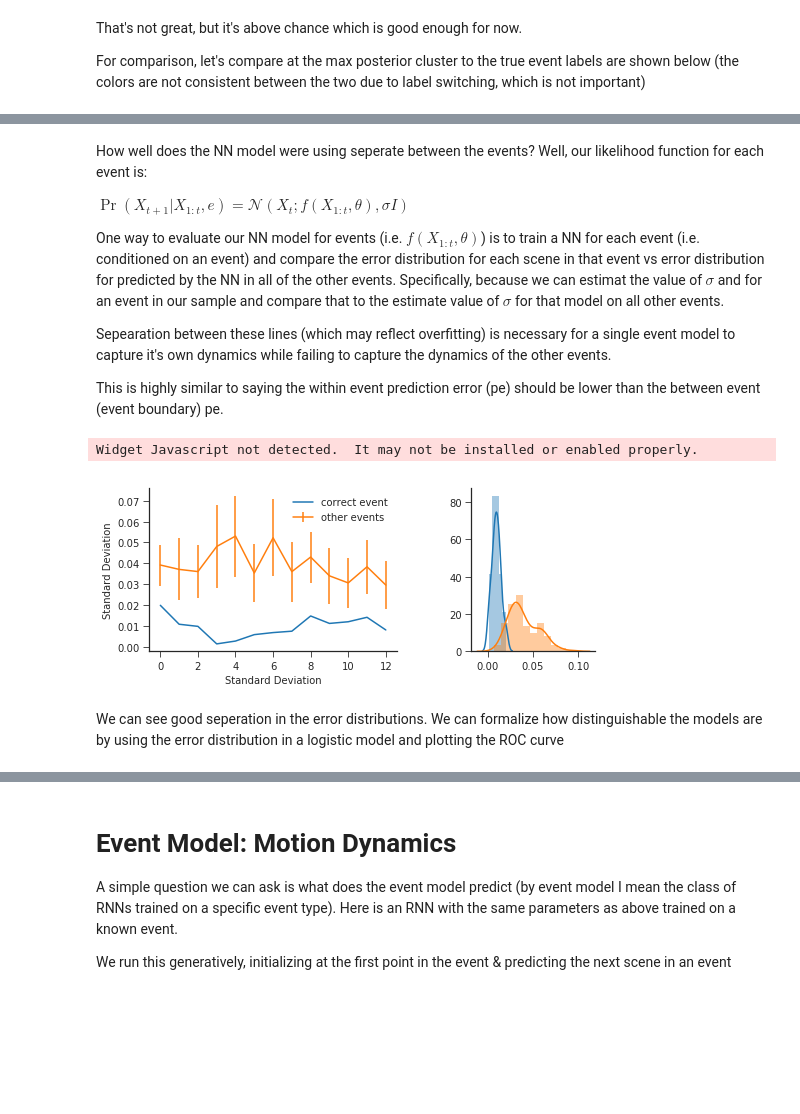
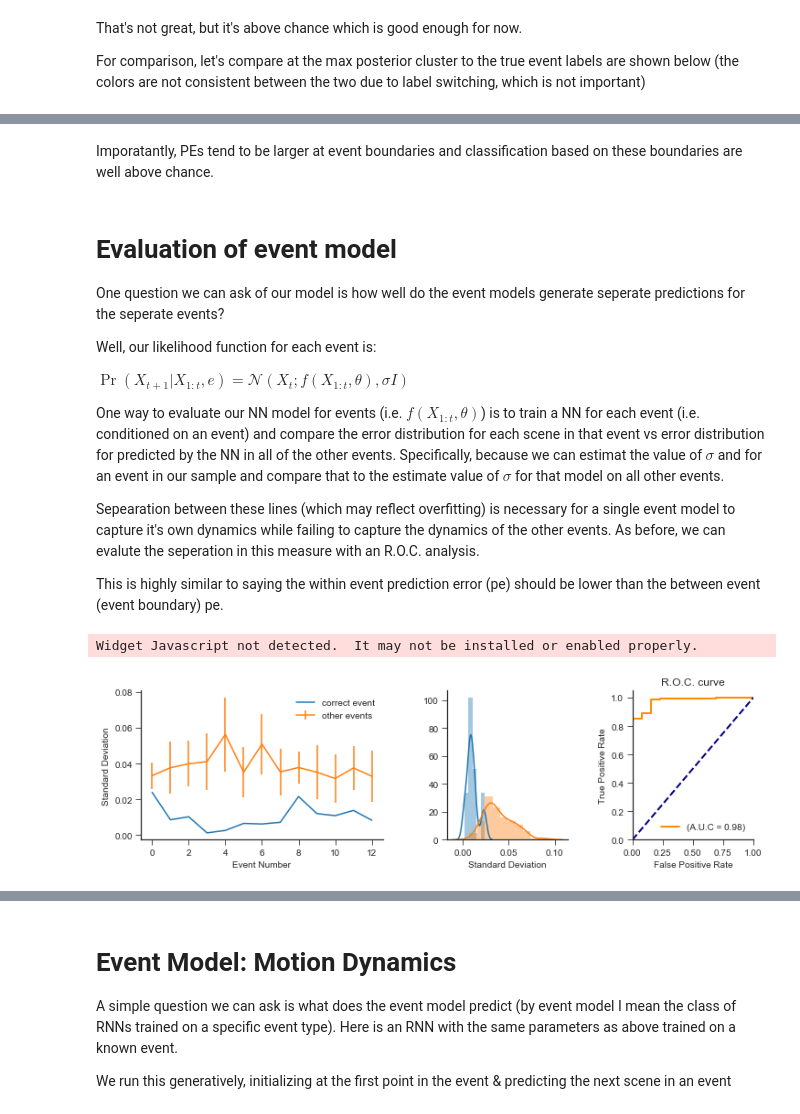
Before and after one commit to nicktfranklin/SEM_paper_simulations, a Jupyter notebook: Demo - Motion Capture Data.ipynb, the cells around one changed output, grey strips where cells are left out. Drawn from its saved outputs; the diff is of its cells as text; code cells hidden in the pictures; blank space fills up the shorter version.

```diff
--- a/Demo - Motion Capture Data.ipynb
+++ b/Demo - Motion Capture Data.ipynb
@@ -73,13 +101,13 @@ _, D = X_train.shape
 
 # specify the model architecture (makes a big difference! especially the training parameters)
 f_class = KerasSRN_batch
-f_opts = dict(t=2, n_batch=250, aug_noise=0.01, sgd_kwargs=sgd_kwargs,
+f_opts = dict(t=3, n_batch=250, aug_noise=0.001, sgd_kwargs=sgd_kwargs,
              n_hidden1=D, n_hidden2=D*2, hidden_act1='relu', hidden_act2='relu',)
 
-#best: 0.64
-lmda = 10 # best 100
+#best: 0.78
+lmda = 10 # best 10
 alfa = 0.1 # best 0.01
-beta = 0.09 # best 0.07
+beta = 0.09 # best 0.09
 Omega = {
     'lmda': lmda,
     'alfa': alfa,
@@ -92,7 +120,7 @@ print 'lambda =', lmda
 print 'alpha =', alfa
 print 'beta =', beta
 
-r, post = evaluate(X_train, y_train, Omega, save=False)
+r, post, pe = evaluate(X_train, y_train, Omega, save=False, return_pe=True)
 print "Adjusted Rand Index:", r
 plt.plot(post)
 plt.gca().set_ylabel('Posterior cluster probability')
@@ -133,11 +237,17 @@ plt.show()
+# %% [markdown]
+Imporatantly, PEs tend to be larger at event boundaries and classification based on these boundaries are well above chance.
 # %% [markdown]
-How well does the NN model were using seperate between the events? Well, our likelihood function for each event is:
+# Evaluation of event model
+
+One question we can ask of our model is how well do the event models generate seperate predictions for the seperate events?
+
+Well, our likelihood function for each event is:
 
 $\Pr(X_{t+1}|X_{1:t}, e) = \mathcal{N}(X_t; f(X_{1:t}, \theta), \sigma I)$
 
 One way to evaluate our NN model for events (i.e. $f(X_{1:t}, \theta)$) is to train a NN for each event (i.e. conditioned on an event) and compare the error distribution for each scene in that event vs error distribution for predicted by the NN in all of the other events. Specifically, because we can estimat the value of $\sigma$ and for an event in our sample and compare that to the estimate value of $\sigma$ for that model on all other events.
 
-Sepearation between these lines (which may reflect overfitting) is necessary for a single event model to capture it's own dynamics while failing to capture the dynamics of the other events.
+Sepearation between these lines (which may reflect overfitting) is necessary for a single event model to capture it's own dynamics while failing to capture the dynamics of the other events. As before, we can evalute the seperation in this measure with an R.O.C. analysis.
 
 This is highly similar to saying the within event prediction error (pe) should be lower than the between event (event boundary) pe.
 # %%
@@ -169,6 +279,9 @@ for p in tnrange(n_events):
     model.update(X, y)
     y_hat = model.predict(X)
 
+    """ The objective below is the negative log-likelihood for of the
+    multivariate normal distribution N(Y_hat | Y, sigma),
+    where sigma is the free parameter we are estimating"""
     def objective(s):
         LL = 0
         for t in range(y.shape[0]):
@@ -176,54 +289,76 @@ for p in tnrange(n_events):
                                              np.zeros(54), cov=s * np.eye(54))
         return LL
 
-#     print y.shape, y_hat.shape
-#     print objective(0.1)
-#     print minimize(objective, 0.1, bounds=((1e-6, 10),)).x[0]
     sigma[p] = minimize(objective, 0.1, bounds=((1e-6, 10),)).x[0]
 
     events = range(n_events)
     events.remove(p)
     for t, p0 in enumerate(events):
+        """ Loop through all of the other events and estimate the value of sigma for
+        the given event model"""
         e0 = pull_event(p0)
 
         X0 = e0[:-1]
         y0 = e0[1:]
-#         for t in range(shape.)
         y0_hat = model.predict(X0)
 
         def objective(s):
             LL = 0
             for t in range(y0_hat.shape[0]):
                 LL -= multivariate_normal.logpdf(
                     y0[t, :] - y0_hat[t, :], np.zeros(54), cov=s * np.eye(54)
                 )
             return LL
 
         sigma_cross[p, t] = minimize(objective, 0.1, bounds=((1e-6, 10),)).x[0]
 
 
+X = np.reshape(np.concatenate([sigma, sigma_cross.flatten()]), (-1, 1))
+X = sm.add_constant(X)
+y = np.reshape(np.concatenate([np.zeros(len(sigma)),
+                    np.ones(len(sigma_cross.flatten()))]), (-1, 1))
+
+res = sm.Logit(y, X).fit(disp=0)
+y_hat = res.predict(X)
+
+
+fpr, tpr, thr = roc_curve(y, y_hat)
+roc_auc = auc(fpr, tpr)
+
 with sns.axes_style('ticks'):
-    fig, axes = plt.subplots(1, 2, figsize=(8, 3),
-                             gridspec_kw=dict(width_ratios=[2, 1], wspace=0.4))
+    fig, axes = plt.subplots(1, 3, figsize=(12, 3),
+                             gridspec_kw=dict(width_ratios=[2, 1, 1], wspace=0.4))
 
     ax = axes[0]
     ax.plot(sigma, label='correct event')
 
     x = range(n_events)
     y = np.mean(sigma_cross, axis=1)
     y_err = np.std(sigma_cross,  axis=1)
     ax.errorbar(x, y, y_err, label='other events')
     ax.legend()
     ax.set_xlabel('Event Number')
     ax.set_ylabel('Standard Deviation')
     sns.despine()
 
     sns.distplot(sigma, ax=axes[1], label='correct event')
     sns.distplot(sigma_cross.flatten(), ax=axes[1], label='other events')
     ax.legend()
-    axes[0].set_xlabel('Standard Deviation')
+    axes[1].set_xlabel('Standard Deviation')
+
+
+    ax = axes[2]
+    lw = 2
+    ax.plot(fpr, tpr, color='darkorange',
+             lw=lw, label='(A.U.C = %0.2f)' % roc_auc)
+    ax.plot([0, 1], [0, 1], color='navy', lw=lw, linestyle='--')
+    ax.set_xlim([0.0, 1.0])
+    ax.set_ylim([0.0, 1.05])
+    ax.set_xlabel('False Positive Rate')
+    ax.set_ylabel('True Positive Rate')
+    ax.set_title('R.O.C. curve')
+    plt.legend(loc="lower right")
+    plt.show()
 # %% [output]
 Widget Javascript not detected.  It may not be installed or enabled properly.
-[figure, old version]
+[figure, new version]
-# %% [markdown]
-We can see good seperation in the error distributions. We can formalize how distinguishable the models are by using the error distribution in a logistic model and plotting the ROC curve
```
Also changed, not shown: parts of 13 cells of this notebook, 4 other files.
